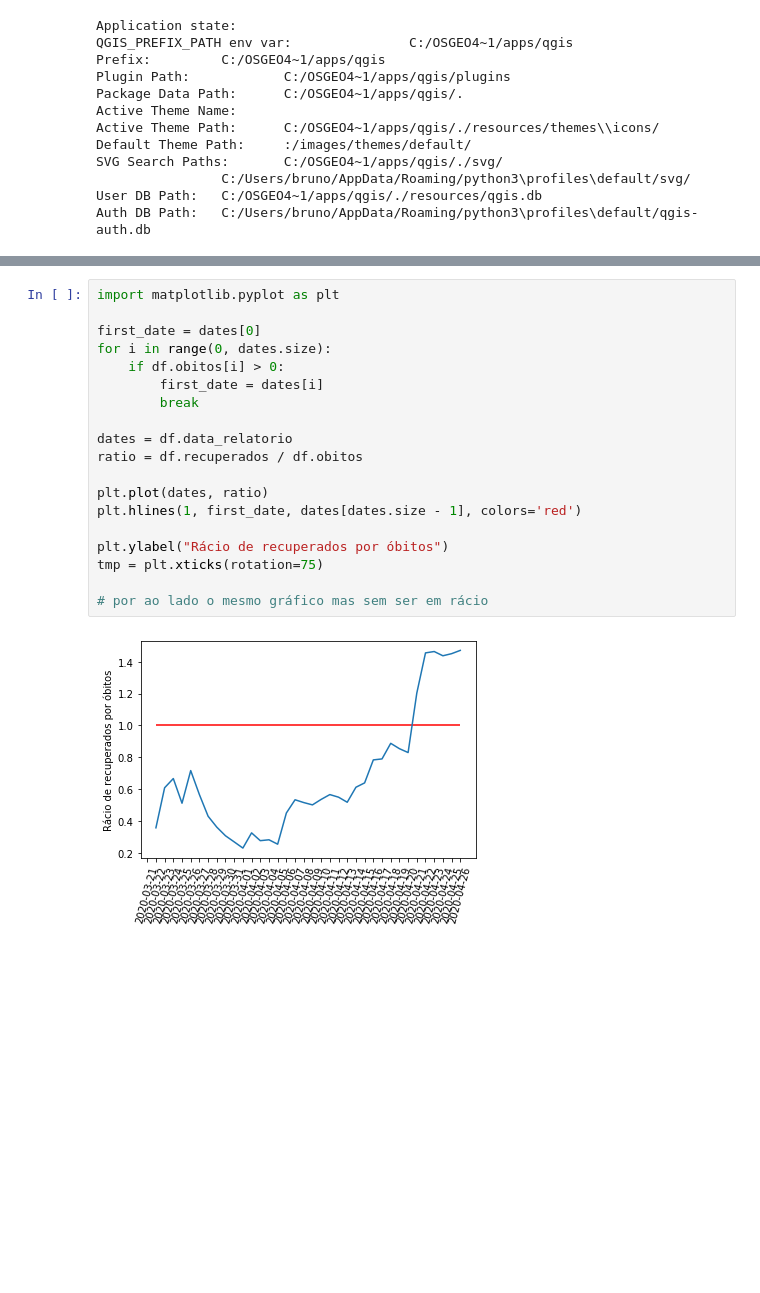
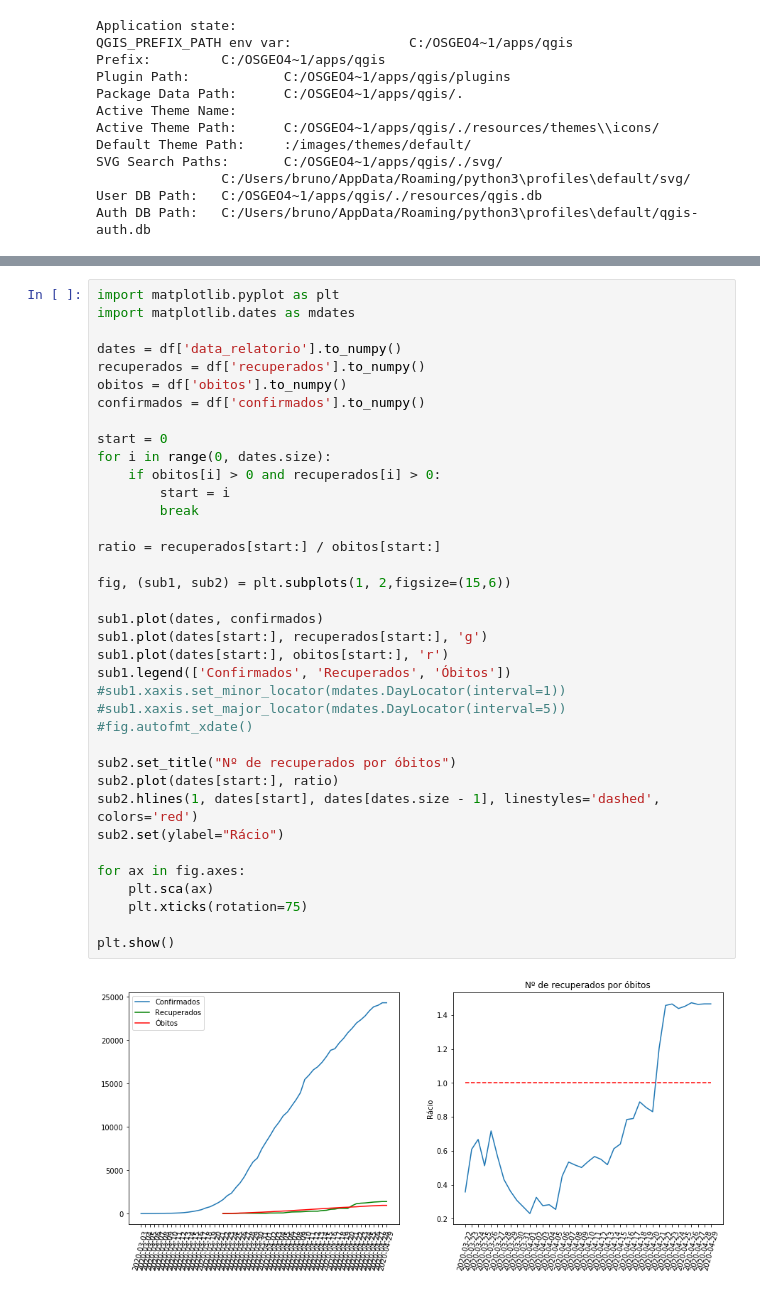
Before and after one commit to Bruffen/qgis-covid-python, a Jupyter notebook: covid19-data.ipynb, the cells around one changed output, grey strips where cells are left out. Saved outputs shown, nothing was run; the diff lists cells and outputs as text; blank space fills up the shorter version.

Commit message:
more plots

```diff
--- a/covid19-data.ipynb
+++ b/covid19-data.ipynb
@@ -45,21 +57,39 @@ df.head()
-# %%
-import matplotlib.pyplot as plt
-
-first_date = dates[0]
-for i in range(0, dates.size):
-    if df.obitos[i] > 0:
-        first_date = dates[i]
-        break
-
-dates = df.data_relatorio
-ratio = df.recuperados / df.obitos
-
-plt.plot(dates, ratio)
-plt.hlines(1, first_date, dates[dates.size - 1], colors='red')
-
-plt.ylabel("Rácio de recuperados por óbitos")
-tmp = plt.xticks(rotation=75)
-
-# por ao lado o mesmo gráfico mas sem ser em rácio
-# %% [output]
-[figure, removed]
+# %%
+import matplotlib.pyplot as plt
+import matplotlib.dates as mdates
+
+dates = df['data_relatorio'].to_numpy()
+recuperados = df['recuperados'].to_numpy()
+obitos = df['obitos'].to_numpy()
+confirmados = df['confirmados'].to_numpy()
+
+start = 0
+for i in range(0, dates.size):
+    if obitos[i] > 0 and recuperados[i] > 0:
+        start = i
+        break
+
+ratio = recuperados[start:] / obitos[start:]
+
+fig, (sub1, sub2) = plt.subplots(1, 2,figsize=(15,6))
+
+sub1.plot(dates, confirmados)
+sub1.plot(dates[start:], recuperados[start:], 'g')
+sub1.plot(dates[start:], obitos[start:], 'r')
+sub1.legend(['Confirmados', 'Recuperados', 'Óbitos'])
+#sub1.xaxis.set_minor_locator(mdates.DayLocator(interval=1))
+#sub1.xaxis.set_major_locator(mdates.DayLocator(interval=5))
+#fig.autofmt_xdate()
+
+sub2.set_title("Nº de recuperados por óbitos")
+sub2.plot(dates[start:], ratio)
+sub2.hlines(1, dates[start], dates[dates.size - 1], linestyles='dashed', colors='red')
+sub2.set(ylabel="Rácio")
+
+for ax in fig.axes:
+    plt.sca(ax)
+    plt.xticks(rotation=75)
+
+plt.show()
+# %% [output]
+[figure, added]
```
Also changed, not shown: parts of 1 cell of this notebook.
